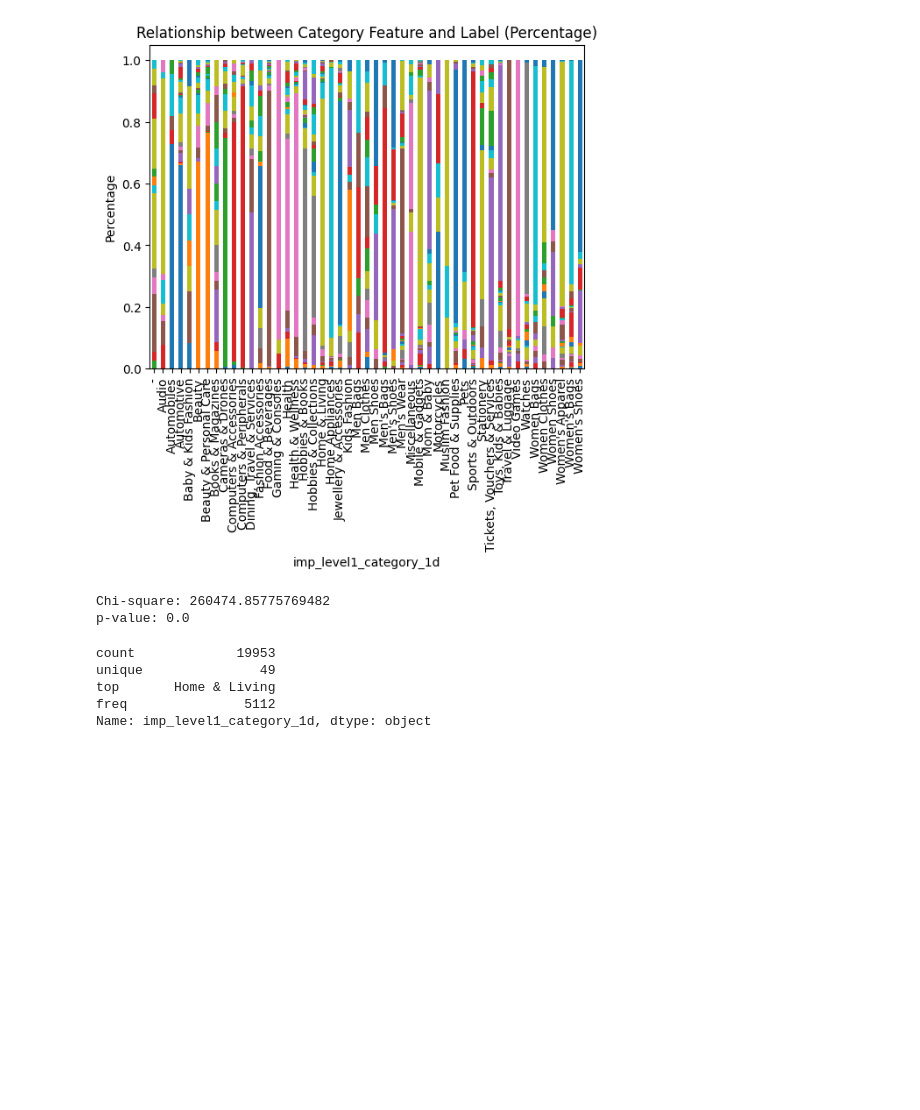
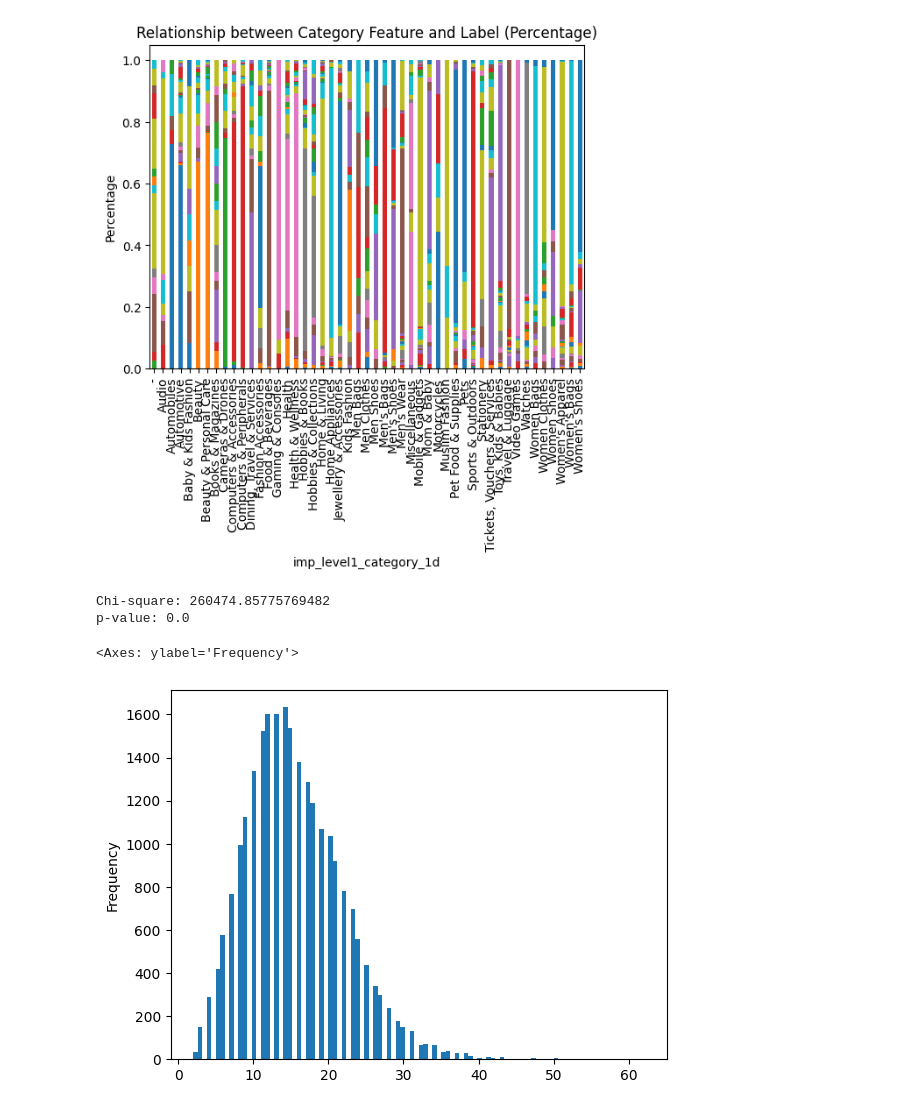
Before and after one commit to wuhonglei/dh_ai, a Jupyter notebook: 课后作业/关键词分类_pytorch/模型改进_only_keyword_bert/analysis.ipynb, the cells around one changed output. Drawn from its saved outputs; the diff is of its cells as text; code cells hidden in the pictures; blank space fills up the shorter version.

```diff
--- a/课后作业/关键词分类_pytorch/模型改进_only_keyword_bert/analysis.ipynb
+++ b/课后作业/关键词分类_pytorch/模型改进_only_keyword_bert/analysis.ipynb
@@ -325,11 +325,10 @@ with open('./config/SG_label_to_index.json', 'w') as f:
 # %%
 import pandas as pd
 
 data = pd.read_csv('./data/csv/sg.csv')
-data['imp_level1_category_1d'].describe()
+data['keyword_length'] = data['Keyword'].apply(lambda x: len(x))
+# 绘制 keyword_length 的直方图
+data['keyword_length'].plot(kind='hist', bins=100)
 # %% [output]
-count             19953
-unique               49
-top       Home & Living
-freq               5112
-Name: imp_level1_category_1d, dtype: object
+<Axes: ylabel='Frequency'>
+[figure, added]
```
Also changed, not shown: 41 other files.
